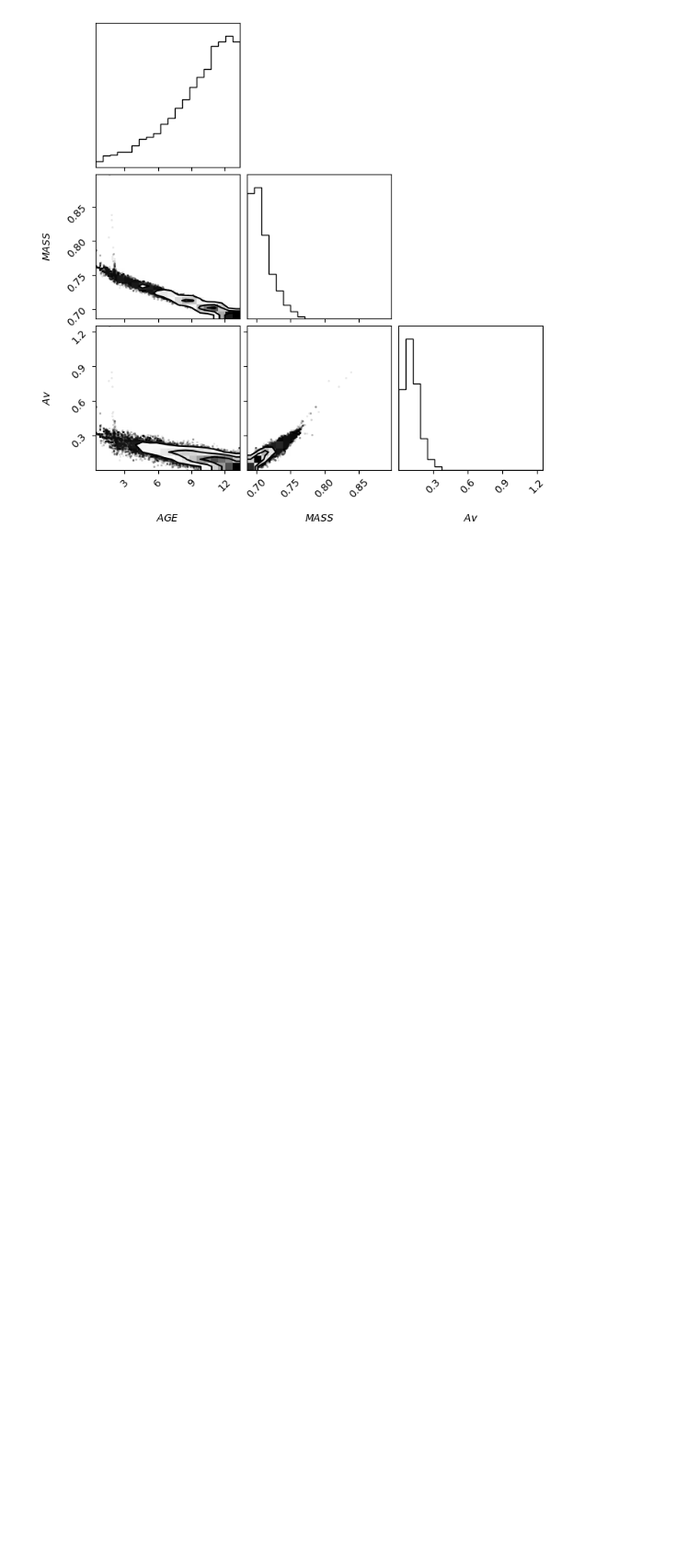
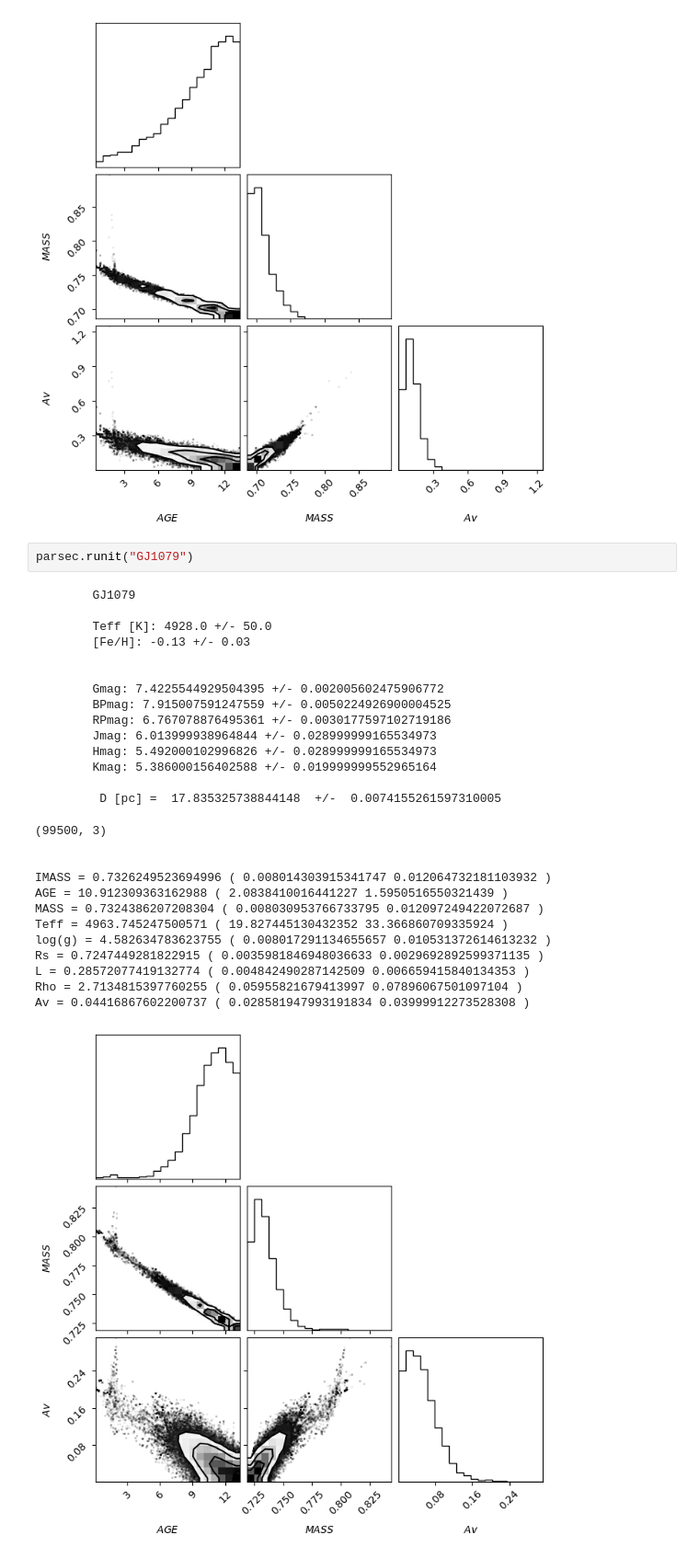
Before and after one commit to aaronmaas/Second_Earth_Target_Selection, a Jupyter notebook: Code/Test PARSEC.ipynb, the cells around one changed output. Shown at 92% size. Drawn from its saved outputs; the diff is of its cells as text; blank space fills up the shorter version.

Commit message:
GJ1079 run parsec

```diff
--- a/Code/Test PARSEC.ipynb
+++ b/Code/Test PARSEC.ipynb
@@ -63,3 +63,33 @@ L = 0.21477580184947376 ( 0.006578264662207067 0.00848627835352983 )
 Rho = 3.012843200738082 ( 0.06650940325473265 0.11925134235820067 )
 Av = 0.10625111657992173 ( 0.05782549621233783 0.07258329303306055 )
 [figure]
+# %%
+parsec.runit("GJ1079")
+# %% [output]
+        GJ1079
+
+        Teff [K]: 4928.0 +/- 50.0
+        [Fe/H]: -0.13 +/- 0.03
+
+
+        Gmag: 7.4225544929504395 +/- 0.002005602475906772
+        BPmag: 7.915007591247559 +/- 0.0050224926900004525
+        RPmag: 6.767078876495361 +/- 0.0030177597102719186
+        Jmag: 6.013999938964844 +/- 0.028999999165534973
+        Hmag: 5.492000102996826 +/- 0.028999999165534973
+        Kmag: 5.386000156402588 +/- 0.019999999552965164
+
+         D [pc] =  17.835325738844148  +/-  0.0074155261597310005
+(99500, 3)
+
+
+IMASS = 0.7326249523694996 ( 0.008014303915341747 0.012064732181103932 )
+AGE = 10.912309363162988 ( 2.0838410016441227 1.5950516550321439 )
+MASS = 0.7324386207208304 ( 0.008030953766733795 0.012097249422072687 )
+Teff = 4963.745247500571 ( 19.827445130432352 33.366860709335924 )
+log(g) = 4.582634783623755 ( 0.008017291134655657 0.010531372614613232 )
+Rs = 0.7247449281822915 ( 0.0035981846948036633 0.0029692892599371135 )
+L = 0.28572077419132774 ( 0.004842490287142509 0.006659415840134353 )
+Rho = 2.7134815397760255 ( 0.05955821679413997 0.07896067501097104 )
+Av = 0.04416867602200737 ( 0.028581947993191834 0.03999912273528308 )
+[figure, added]
```
Also changed, not shown: 3 other files.
